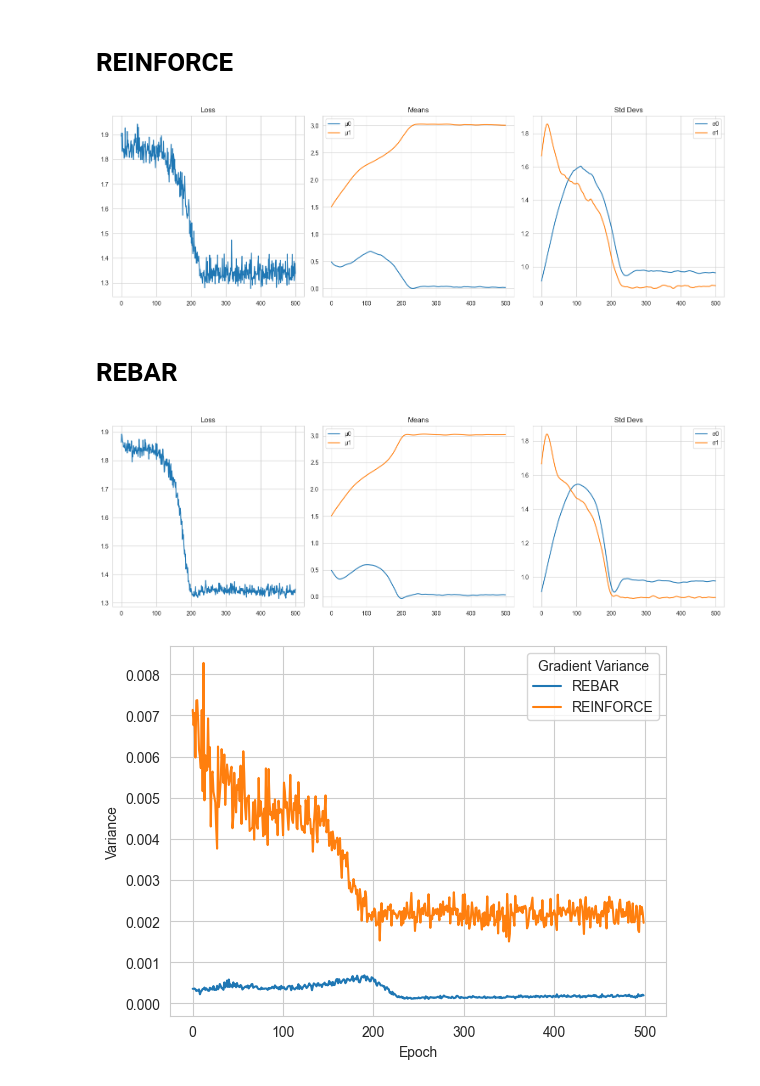
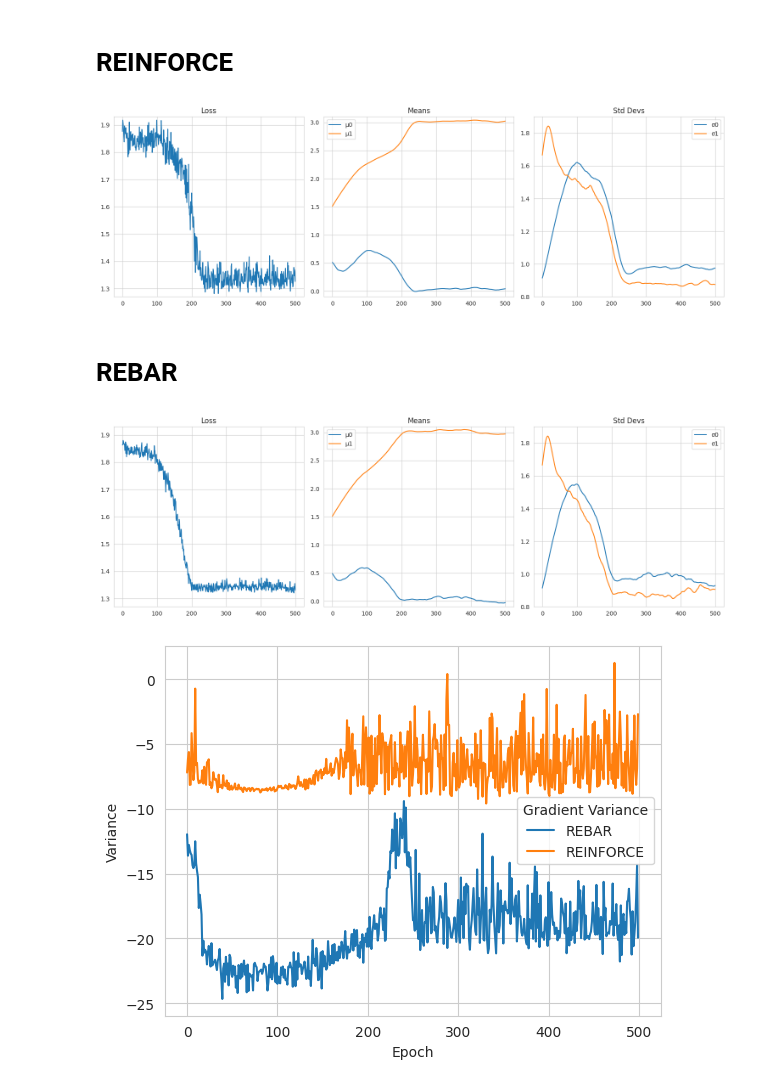
Before and after one commit to ZetrextJG/REBAR-PyTorch, a Jupyter notebook: gmm.ipynb, the cells around one changed output. Cells and saved outputs as stored; diff of their text form; code cells hidden in the pictures.

Commit message:
add equal plot lims

```diff
--- a/gmm.ipynb
+++ b/gmm.ipynb
@@ -111,7 +111,7 @@ optimizer = torch.optim.Adam(model.parameters(), lr=0.01, betas=(0.9, 0.99999))
 f = create_objective(model)
 
 n_epochs = 500
-n_grad_samples = 128
+n_grad_samples = 8
 losses = []
 means = []
 stds = []
@@ -128,12 +128,10 @@ for epoch in tqdm(range(n_epochs)):
         loss = f(b.float()).mean().detach()
         action_log_probs = torch.log(thetas[torch.arange(len(Xs)), b] + 1e-8)
 
-        reinforce_loss = (loss * action_log_probs).mean()
+        reinforce_loss = (loss.detach() * action_log_probs).mean()
 
-        gradients = torch.autograd.grad(reinforce_loss, model.parameters(), retain_graph=False)
-
-        flattened_grads = torch.cat([g.flatten() for g in gradients if g is not None])
-        all_grad_samples.append(flattened_grads)
+        grad = torch.autograd.grad(reinforce_loss, thetas)[0]
+        all_grad_samples.append(grad.detach())
 
     if all_grad_samples:
         stacked_grads = torch.stack(all_grad_samples)
@@ -162,23 +160,26 @@ plt.figure(figsize=(15, 5))
 plt.subplot(1, 3, 1)
 plt.plot(losses)
 plt.title("Loss")
+plt.ylim([1.27, 1.93])
 
 plt.subplot(1, 3, 2)
 plt.plot(np.array(means)[:, 0], label="μ0")
 plt.plot(np.array(means)[:, 1], label="μ1")
 plt.title("Means")
 plt.legend()
+plt.ylim([-0.1, 3.1])
 
 plt.subplot(1, 3, 3)
 plt.plot(np.array(stds)[:, 0], label="σ0")
 plt.plot(np.array(stds)[:, 1], label="σ1")
 plt.title("Std Devs")
 plt.legend()
+plt.ylim([0.8, 1.9])
 
 plt.tight_layout()
 plt.show()
 # %% [output]
-[figure, old version]
+[figure, new version]
 # %% [markdown]
 # REBAR
 # %%
@@ -195,10 +196,10 @@ eta = torch.tensor([0.5], requires_grad=True)
 
 model = GMM(mu=torch.tensor(mu_start), log_sigma=torch.tensor(sigma_start))
 optimizer = torch.optim.Adam(model.parameters(), lr=0.01, betas=(0.9, 0.99999))
-optimizer_2 = torch.optim.Adam([eta, lmbda], lr=0.001, betas=(0.9, 0.99999))
+optimizer_2 = torch.optim.Adam([eta, lmbda], lr=0.05, betas=(0.9, 0.99999))
 
 f = create_objective(model)
-n_variance_samples = 128
+n_variance_samples = 8
 
 for epoch in tqdm(range(n_epochs)):
     optimizer.zero_grad()
@@ -223,16 +224,13 @@ for epoch in tqdm(range(n_epochs)):
             pathwise_term = eta * (f_z - f_z_tilde)
             rebar_loss = (reinforce_term + pathwise_term).mean()
 
-            gradients = torch.autograd.grad(
-                rebar_loss,
-                list(model.parameters()),
+            grad = torch.autograd.grad(
+                rebar_loss, thetas,
                 retain_graph=False,
                 create_graph=False,
                 allow_unused=True
-            )
-
-            flat_grads = torch.cat([g.flatten() for g in gradients if g is not None])
-            grad_samples.append(flat_grads)
+            )[0]
+            grad_samples.append(grad.detach())
 
     if grad_samples:
         rebar_var = torch.var(torch.stack(grad_samples), dim=0).mean().item()
@@ -241,25 +239,34 @@ for epoch in tqdm(range(n_epochs)):
     rebar_grad_variances.append(rebar_var)
 
     with torch.enable_grad():
-        thetas = model.classify(Xs)
+        thetas = model.classify(Xs)[:, 1]
+
+        temp_thetas = thetas.detach().clone()
+        temp_thetas.requires_grad = True
+
         u = torch.rand(Xs.shape[0], 1) + 1e-9
         v = torch.rand(Xs.shape[0], 1) + 1e-9
-        z = g(u, thetas[:, 1])
+        z = g(u, temp_thetas)
         b = H(z).detach()
-        z_tilde = g_lmbda(v, thetas[:, 1], lmbda)
+        z_tilde = g_lmbda(v, temp_thetas, lmbda)
 
         f_b = f(b)
-        f_z_tilde = f(sigma(z_tilde, lmbda))
+        f_z_tilde = f(sigma(z_tilde.detach(), lmbda))
         f_z = f(sigma(z, lmbda))
 
-        reinforce_term = (f_b - eta*f_z_tilde.detach()) * log_likelihood_bern(b, thetas[:, 1])
+        reinforce_term = (f_b - eta*f_z_tilde) * log_likelihood_bern(b, temp_thetas)
         pathwise_term = eta * (f_z - f_z_tilde)
         rebar_loss = (reinforce_term + pathwise_term).mean()
 
         loss = f_b.mean()
         total_loss = loss + rebar_loss
 
-        total_loss.backward()
+        # Compute partial gradients
+        total_loss.backward(create_graph=True, retain_graph=True)
+        # Compute gradients for eta and lmbda
+        eta.grad, lmbda.grad = torch.autograd.grad(torch.mean(temp_thetas.grad ** 2), (eta,lmbda), allow_unused=True)
+        # Propagate the rest of the gradients
+        autograd.backward(thetas, temp_thetas.grad.detach())
 
     optimizer.step()
     optimizer_2.step()
@@ -279,31 +286,34 @@ plt.figure(figsize=(15, 5))
 plt.subplot(1, 3, 1)
 plt.plot(losses)
 plt.title("Loss")
+plt.ylim([1.27, 1.93])
 
 plt.subplot(1, 3, 2)
 plt.plot(np.array(means)[:, 0], label="μ0")
 plt.plot(np.array(means)[:, 1], label="μ1")
 plt.title("Means")
 plt.legend()
+plt.ylim([-0.1, 3.1])
 
 plt.subplot(1, 3, 3)
 plt.plot(np.array(stds)[:, 0], label="σ0")
 plt.plot(np.array(stds)[:, 1], label="σ1")
 plt.title("Std Devs")
 plt.legend()
+plt.ylim([0.8, 1.9])
 
 plt.tight_layout()
 plt.show()
 # %% [output]
-[figure, old version]
+[figure, new version]
 # %%
-sns.lineplot(data=rebar_grad_variances, label='REBAR')
-sns.lineplot(data=reinforce_grad_variances, label='REINFORCE')
+sns.lineplot(data=np.log(rebar_grad_variances), label='REBAR')
+sns.lineplot(data=np.log(reinforce_grad_variances), label='REINFORCE')
 
 plt.legend(title='Gradient Variance')
 plt.xlabel('Epoch')
 plt.ylabel('Variance')
 
 plt.show()
 # %% [output]
-[figure, old version]
+[figure, new version]
```
